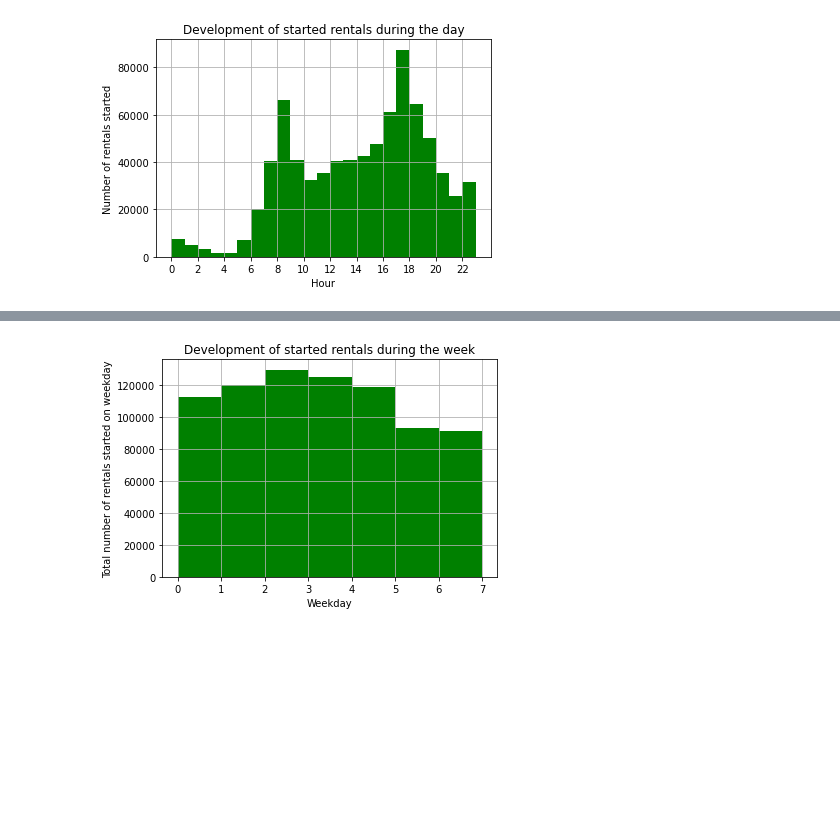
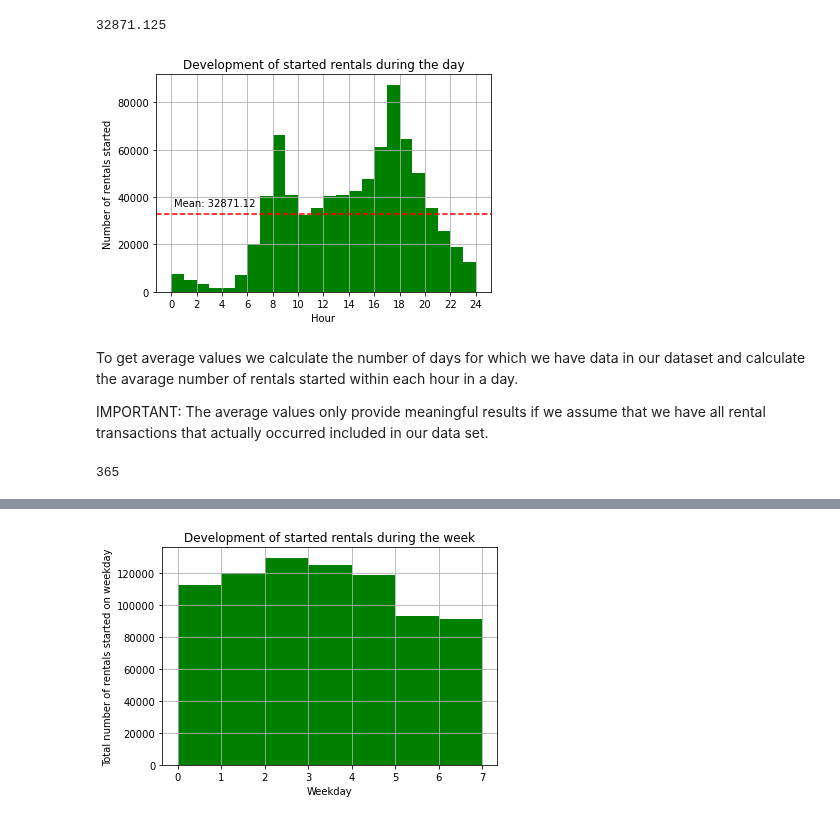
Before and after one commit to yassinehammou27/intentionally_blank, a Jupyter notebook: Results.ipynb, the cells around one changed output, grey strips where cells are left out. Drawn from its saved outputs; the diff is of its cells as text; code cells hidden in the pictures; blank space fills up the shorter version.

```diff
--- a/Results.ipynb
+++ b/Results.ipynb
@@ -11,4 +16,5 @@ for column in ["start_time", "end_time"]:
     df[column+"_time"] = df[column].dt.time
     df[column+"_hour"] = df[column].dt.hour
     df[column+"_month"] = df[column].dt.month
+    df[column+"_week"] = df[column].dt.isocalendar().week
     df[column+"_weekday"] = df[column].dt.weekday
@@ -32,10 +45,27 @@ df[df["start_time"].dt.date < df["end_time"].dt.date]
+# %%
+mean = df.groupby(["start_time_hour"])["start_time_hour"].count().mean()
+mean
+# %% [output]
+32871.125
 # %%
-plt.hist(df["start_time_hour"], bins=range(0,24,1), color="green")
+plt.hist(df["start_time_hour"], bins=range(0,25,1), color="green")
+plt.axhline(mean , color = 'r', linestyle = '--')
 plt.xlabel("Hour")
 plt.ylabel("Number of rentals started")
 plt.title("Development of started rentals during the day")
-plt.xticks(range(0,24,2))
+plt.xticks(range(0,25,2))
 plt.grid(True)
+min_xlim, max_xlim = plt.xlim()
+plt.text(min_xlim*(-0.2), mean*1.1, 'Mean: {:.2f}'.format(mean))
 plt.show()
 # %% [output]
-[figure, old version]
+[figure, new version]
+# %% [markdown]
+To get average values we calculate the number of days for which we have data in our dataset and calculate the avarage number of rentals started within each hour in a day.
+
+IMPORTANT: The average values only provide meaningful results if we assume that we have all rental transactions that actually occurred included in our data set.
+# %%
+number_days = len(df["start_time_date"].unique())
+number_days
+# %% [output]
+365
```
Also changed, not shown: parts of 23 cells of this notebook.
